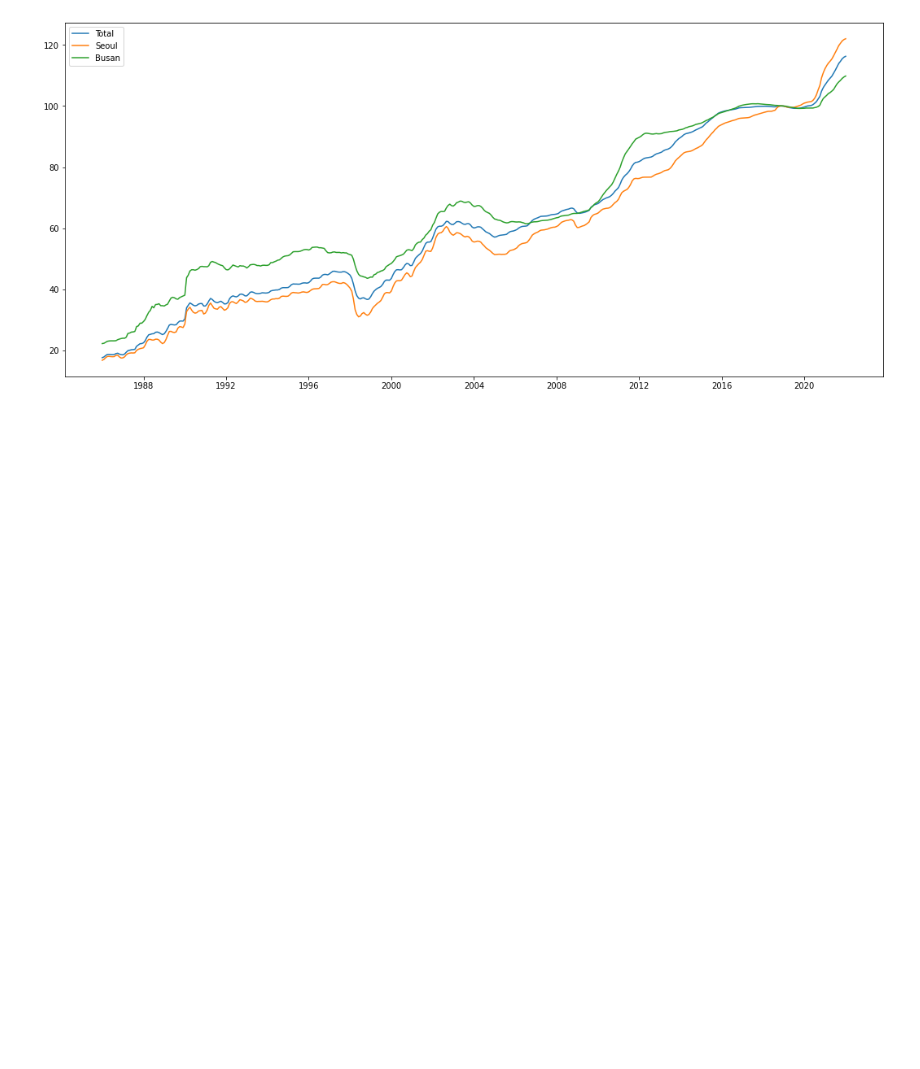
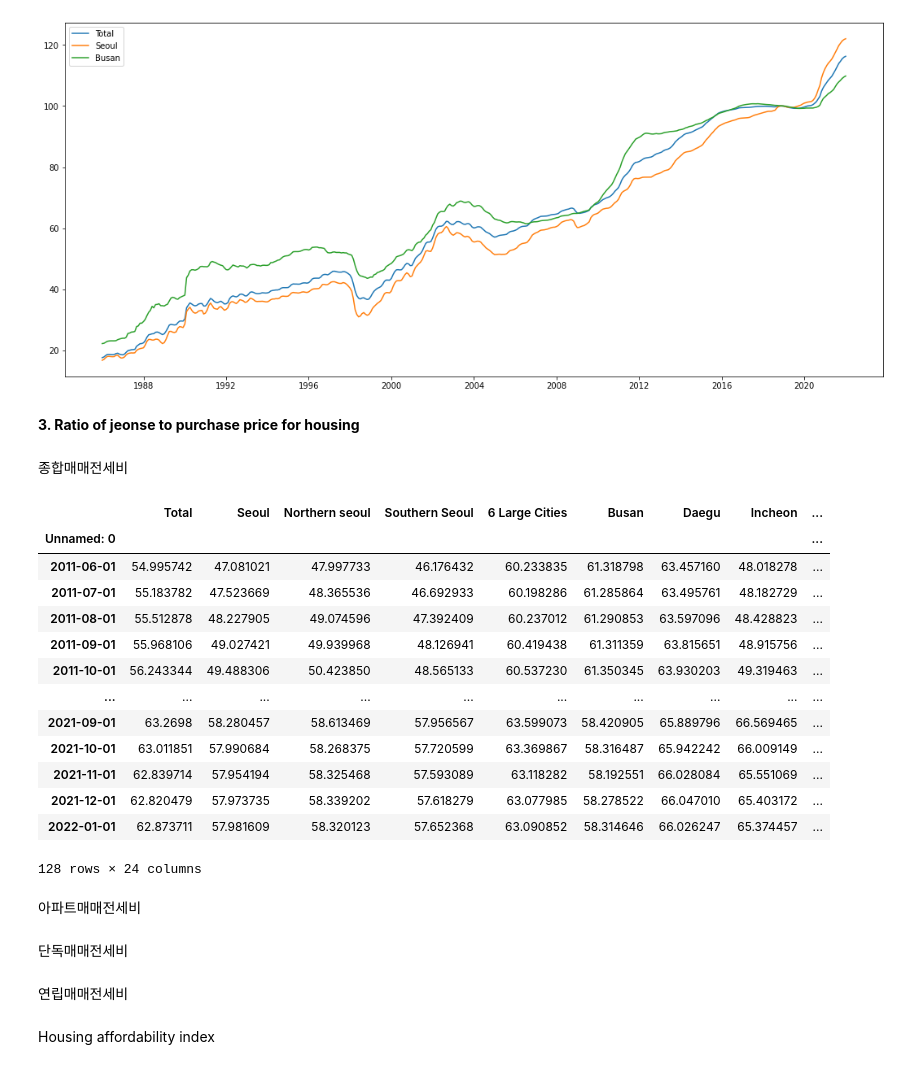
Before and after one commit to yeonghun00/real-estate, a Jupyter notebook: my.ipynb, the cells around one changed output. Saved outputs shown, nothing was run; the diff lists cells and outputs as text; code cells hidden in the pictures; blank space fills up the shorter version.

```diff
--- a/my.ipynb
+++ b/my.ipynb
@@ -106,3 +107,49 @@ plt.legend(cities)
 plt.show()
 # %% [output]
 [figure]
+# %% [markdown]
+**3. Ratio of jeonse to purchase price for housing**
+# %% [markdown]
+종합매매전세비
+# %%
+rjp_df = pd.read_excel(xls, '27.종합매매전세비', header=2)
+rjp_df = rjp_df[:rjp_df[rjp_df['Unnamed: 0'].isnull()].index[0]]
+# %%
+def date_format2(df):
+  dates = []
+  y = 0
+  for d in df['Unnamed: 0']:
+    if type(d) == str:
+      y = d[d.find("'")+1:d.find('.')]
+      dates.append(y+'/'+(d[d.find('.')+1:]))
+    else: dates.append(y+'/'+str(d))
+
+  dates = [datetime.strptime(x, '%y/%m') for x in dates]
+  df['Unnamed: 0'] = dates
+  return df.set_index('Unnamed: 0')
+# %%
+rjp_df = date_format2(rjp_df)
+rjp_df
+# %% [output]
+|  | Total | Seoul | Northern seoul | Southern Seoul | 6 Large Cities | Busan | Daegu | Incheon | ... |
+| Unnamed: 0 |  |  |  |  |  |  |  |  | ... |
+| 2011-06-01 | 54.995742 | 47.081021 | 47.997733 | 46.176432 | 60.233835 | 61.318798 | 63.457160 | 48.018278 | ... |
+| 2011-07-01 | 55.183782 | 47.523669 | 48.365536 | 46.692933 | 60.198286 | 61.285864 | 63.495761 | 48.182729 | ... |
+| 2011-08-01 | 55.512878 | 48.227905 | 49.074596 | 47.392409 | 60.237012 | 61.290853 | 63.597096 | 48.428823 | ... |
+| 2011-09-01 | 55.968106 | 49.027421 | 49.939968 | 48.126941 | 60.419438 | 61.311359 | 63.815651 | 48.915756 | ... |
+| 2011-10-01 | 56.243344 | 49.488306 | 50.423850 | 48.565133 | 60.537230 | 61.350345 | 63.930203 | 49.319463 | ... |
+| ... | ... | ... | ... | ... | ... | ... | ... | ... | ... |
+| 2021-09-01 | 63.2698 | 58.280457 | 58.613469 | 57.956567 | 63.599073 | 58.420905 | 65.889796 | 66.569465 | ... |
+| 2021-10-01 | 63.011851 | 57.990684 | 58.268375 | 57.720599 | 63.369867 | 58.316487 | 65.942242 | 66.009149 | ... |
+| 2021-11-01 | 62.839714 | 57.954194 | 58.325468 | 57.593089 | 63.118282 | 58.192551 | 66.028084 | 65.551069 | ... |
+| 2021-12-01 | 62.820479 | 57.973735 | 58.339202 | 57.618279 | 63.077985 | 58.278522 | 66.047010 | 65.403172 | ... |
+| 2022-01-01 | 62.873711 | 57.981609 | 58.320123 | 57.652368 | 63.090852 | 58.314646 | 66.026247 | 65.374457 | ... |
+128 rows × 24 columns
+# %% [markdown]
+아파트매매전세비
+# %% [markdown]
+단독매매전세비
+# %% [markdown]
+연립매매전세비
+# %% [markdown]
+Housing affordability index
```
Also changed, not shown: parts of 15 cells of this notebook.
